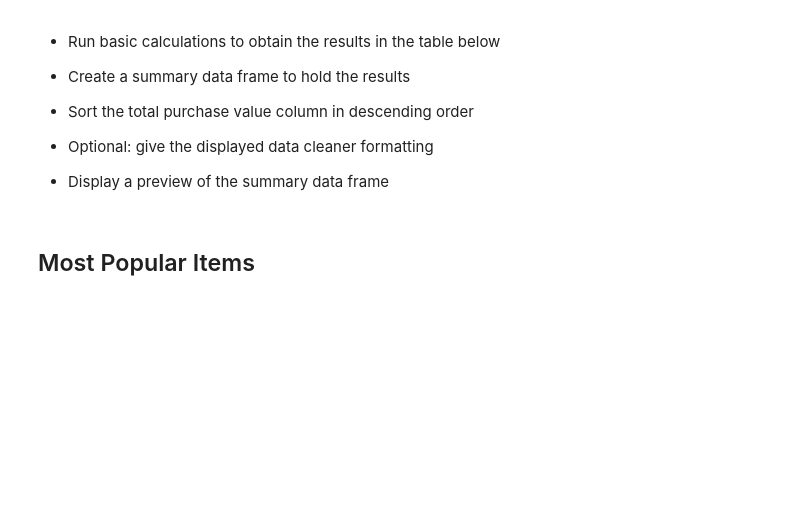
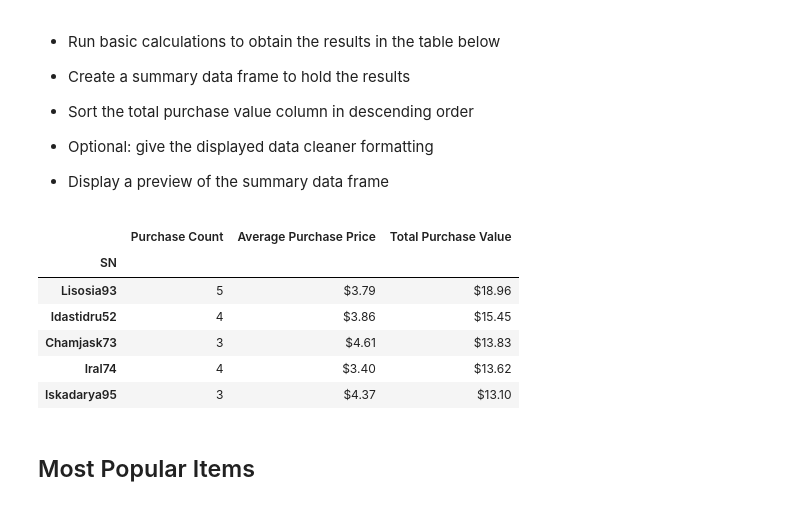
Before and after one commit to erik-hernandez-25/pandas-challenge, a Jupyter notebook: HeroesOfPymoli/HeroesOfPymoli.ipynb, the cells around one changed output. Saved outputs shown, nothing was run; the diff lists cells and outputs as text; code cells hidden in the pictures; blank space fills up the shorter version.

```diff
--- a/HeroesOfPymoli/HeroesOfPymoli.ipynb
+++ b/HeroesOfPymoli/HeroesOfPymoli.ipynb
@@ -227,6 +259,37 @@ renamed_bin
 
 
 * Display a preview of the summary data frame
+# %%
+#create database grouped by player
+grouped_by_player = purchase_data.groupby(["SN"])
+
+#count all purchases made by each player using grouped DF
+purchase_by_player = pd.DataFrame(grouped_by_player["SN"].count()).rename(columns = {"SN": "Purchase Count"})
+
+#sum all prices from purchases made by each player
+total_purchase_by_player = pd.DataFrame(grouped_by_player["Price"].sum()).rename(columns = {"Price": "Total Purchase Value"})
+
+#get the average pruchase price per player
+average_purchase_by_player = pd.DataFrame((grouped_by_player["Price"].sum() / grouped_by_player["SN"].count()))
+
+#adding all variables to a unique DF
+purchase_by_player["Average Purchase Price"] = average_purchase_by_player
+purchase_by_player["Total Purchase Value"] = total_purchase_by_player
+
+#Sorting by total purchase value per player y descending order
+purchase_by_player.sort_values(by=['Total Purchase Value'], ascending = False, inplace = True)
+
+format_dict = {"Average Purchase Price": '${:,.2f}', "Total Purchase Value": '${:,.2f}'}
+
+purchase_by_player.head().style.format(format_dict)
+# %% [output]
+|  | Purchase Count | Average Purchase Price | Total Purchase Value |
+| SN |  |  |  |
+| Lisosia93 | 5 | $3.79 | $18.96 |
+| Idastidru52 | 4 | $3.86 | $15.45 |
+| Chamjask73 | 3 | $4.61 | $13.83 |
+| Iral74 | 4 | $3.40 | $13.62 |
+| Iskadarya95 | 3 | $4.37 | $13.10 |
 # %% [markdown]
 ## Most Popular Items
 # %% [markdown]
```
Also changed, not shown: parts of 6 cells of this notebook.
